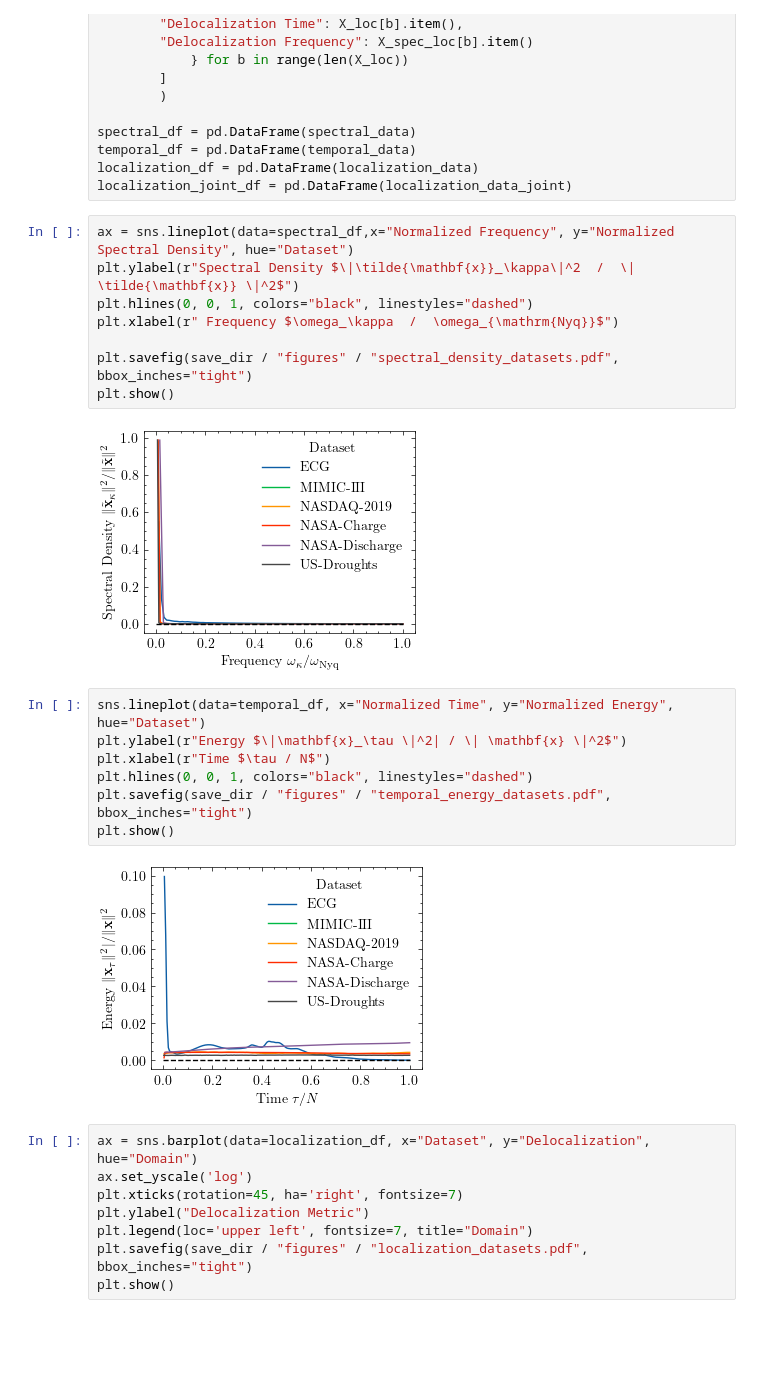
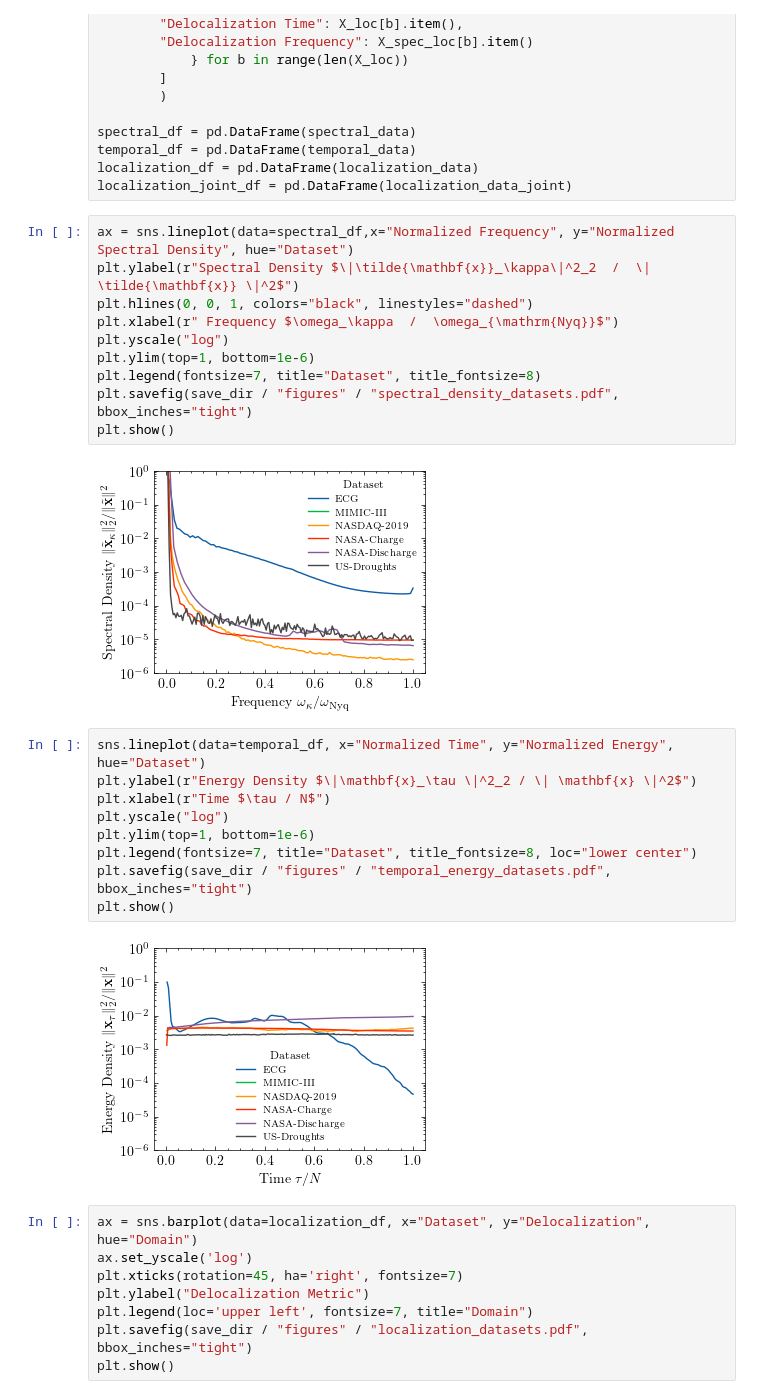
Before and after one commit to JonathanCrabbe/FourierDiffusion, a Jupyter notebook: notebooks/spectral_interpretation.ipynb, the cells around one changed output. Cells and saved outputs as stored; diff of their text form; blank space fills up the shorter version.

```diff
--- a/notebooks/spectral_interpretation.ipynb
+++ b/notebooks/spectral_interpretation.ipynb
@@ -133,23 +133,27 @@ localization_df = pd.DataFrame(localization_data)
 localization_joint_df = pd.DataFrame(localization_data_joint)
 # %%
 ax = sns.lineplot(data=spectral_df,x="Normalized Frequency", y="Normalized Spectral Density", hue="Dataset")
-plt.ylabel(r"Spectral Density $\|\tilde{\mathbf{x}}_\kappa\|^2  /  \| \tilde{\mathbf{x}} \|^2$")
+plt.ylabel(r"Spectral Density $\|\tilde{\mathbf{x}}_\kappa\|^2_2  /  \| \tilde{\mathbf{x}} \|^2$")
 plt.hlines(0, 0, 1, colors="black", linestyles="dashed")
 plt.xlabel(r" Frequency $\omega_\kappa  /  \omega_{\mathrm{Nyq}}$")
-
+plt.yscale("log")
+plt.ylim(top=1, bottom=1e-6)
+plt.legend(fontsize=7, title="Dataset", title_fontsize=8)
 plt.savefig(save_dir / "figures" / "spectral_density_datasets.pdf", bbox_inches="tight")
 plt.show()
 # %% [output]
-[figure, old version]
+[figure, new version]
 # %%
 sns.lineplot(data=temporal_df, x="Normalized Time", y="Normalized Energy", hue="Dataset")
-plt.ylabel(r"Energy $\|\mathbf{x}_\tau \|^2| / \| \mathbf{x} \|^2$")
+plt.ylabel(r"Energy Density $\|\mathbf{x}_\tau \|^2_2 / \| \mathbf{x} \|^2$")
 plt.xlabel(r"Time $\tau / N$")
-plt.hlines(0, 0, 1, colors="black", linestyles="dashed")
+plt.yscale("log")
+plt.ylim(top=1, bottom=1e-6)
+plt.legend(fontsize=7, title="Dataset", title_fontsize=8, loc="lower center")
 plt.savefig(save_dir / "figures" / "temporal_energy_datasets.pdf", bbox_inches="tight")
 plt.show()
 # %% [output]
-[figure, old version]
+[figure, new version]
 # %%
 ax = sns.barplot(data=localization_df, x="Dataset", y="Delocalization", hue="Domain")
 ax.set_yscale('log')
```
Also changed, not shown: 1 other file.
